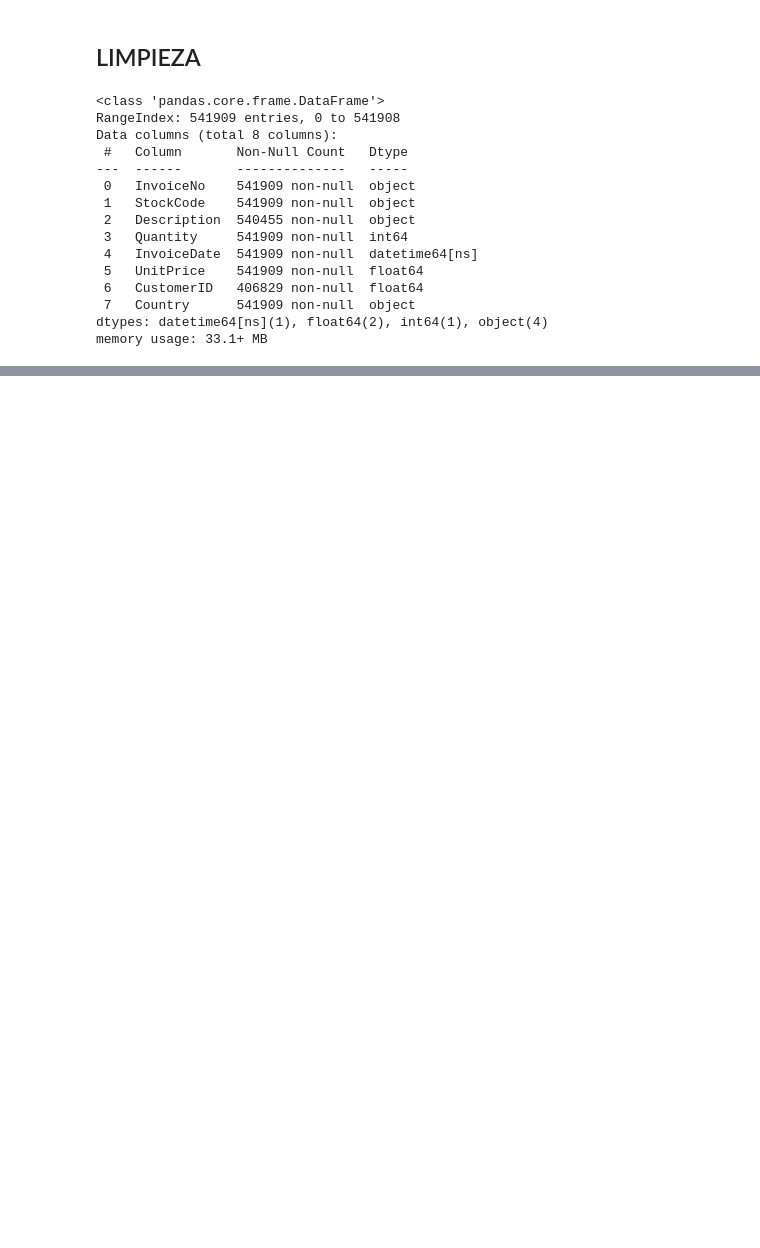
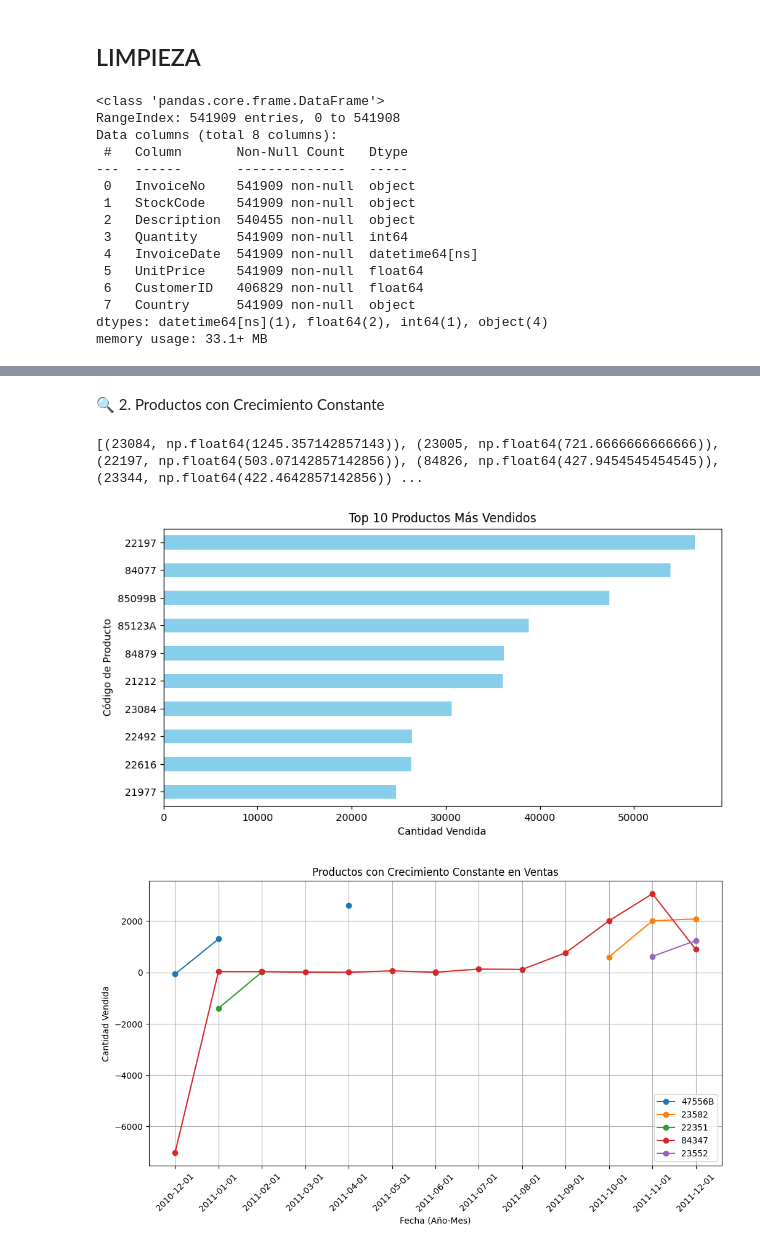
Before and after one commit to JosePicalua/Proyectos-Data-Analys-Science, a Jupyter notebook: DataSet-Kaggle/Proyecto-3-Online-Retail/proyectoVENTASonlineretail.ipynb, the cells around one changed output, grey strips where cells are left out. Saved outputs shown, nothing was run; the diff lists cells and outputs as text; code cells hidden in the pictures; blank space fills up the shorter version.

```diff
--- a/DataSet-Kaggle/Proyecto-3-Online-Retail/proyectoVENTASonlineretail.ipynb
+++ b/DataSet-Kaggle/Proyecto-3-Online-Retail/proyectoVENTASonlineretail.ipynb
@@ -44,13 +51,3 @@ df_train['Description'].fillna("No registro", inplace=True)
 num_missing = df_train['CustomerID'].isna().sum()
 sequence = [f"{i:02d}" for i in range(1, num_missing + 1)]
 df_train.loc[df_train['CustomerID'].isna(), 'CustomerID'] = sequence
-# %%
-df_train['InvoiceDate'] = pd.to_datetime(df_train['InvoiceDate'])  # Convertir a datetime
-
-# Crear nuevas columnas con año, mes, día, hora, minuto y segundo
-df_train['Año'] = df_train['InvoiceDate'].dt.year
-df_train['Mes'] = df_train['InvoiceDate'].dt.month
-df_train['Día'] = df_train['InvoiceDate'].dt.day
-df_train['Hora'] = df_train['InvoiceDate'].dt.hour
-df_train['Minuto'] = df_train['InvoiceDate'].dt.minute
-df_train['Segundo'] = df_train['InvoiceDate'].dt.second
@@ -86,0 +206,57 @@ df_train.to_csv(ruta, index=False, encoding='utf-8')
+# %% [markdown]
+🔍 2. Productos con Crecimiento Constante
+# %%
+from scipy.stats import linregress
+
+growth_products = {}
+
+for product, data in df_train.groupby('StockCode'):
+    sales_by_month = data.groupby('Año-Mes')['Quantity'].sum().reset_index()
+    if len(sales_by_month) > 3:  # Asegurar suficientes datos para tendencia
+        slope, intercept, r_value, p_value, std_err = linregress(sales_by_month.index, sales_by_month['Quantity'])
+        if slope > 0:  # Solo productos con tendencia positiva
+            growth_products[product] = slope  # Guardamos la pendiente
+
+# Ordenamos por pendiente creciente
+growth_products_sorted = sorted(growth_products.items(), key=lambda x: x[1], reverse=True)
+print(growth_products_sorted[:10])  # Top 10 productos con mayor crecimiento
+# %% [output]
+[(23084, np.float64(1245.357142857143)), (23005, np.float64(721.6666666666666)), (22197, np.float64(503.07142857142856)), (84826, np.float64(427.9454545454545)), (23344, np.float64(422.4642857142856)) ...
+# %%
+
+# 1️⃣ **Productos más vendidos**
+top_vendidos = df_train.groupby("StockCode")["Quantity"].sum().nlargest(10)
+
+plt.figure(figsize=(10, 5))
+top_vendidos.sort_values().plot(kind="barh", color="skyblue")
+plt.xlabel("Cantidad Vendida")
+plt.ylabel("Código de Producto")
+plt.title("Top 10 Productos Más Vendidos")
+plt.show()
+
+# 2️⃣ **Productos con crecimiento constante**
+# Agrupar ventas por mes y por producto
+ventas_mensuales = df_train.groupby(["Año-Mes", "StockCode"])["Quantity"].sum().unstack()
+
+# Calcular la pendiente para detectar crecimiento constante
+pendientes = ventas_mensuales.apply(lambda x: x.dropna().diff().mean(), axis=0)
+
+# Seleccionar productos con pendiente positiva (crecimiento)
+productos_crecimiento = pendientes[pendientes > 0].nlargest(5).index
+ventas_crecimiento = ventas_mensuales[productos_crecimiento]
+
+# Graficar la evolución de los productos con crecimiento constante
+plt.figure(figsize=(12, 6))
+for producto in productos_crecimiento:
+    plt.plot(ventas_crecimiento.index.astype(str), ventas_crecimiento[producto], marker="o", label=producto)
+
+plt.xlabel("Fecha (Año-Mes)")
+plt.ylabel("Cantidad Vendida")
+plt.title("Productos con Crecimiento Constante en Ventas")
+plt.legend()
+plt.xticks(rotation=45)
+plt.grid(True)
+plt.show()
+# %% [output]
+[figure, added]
+[figure, added]
```
Also changed, not shown: parts of 29 cells of this notebook.
